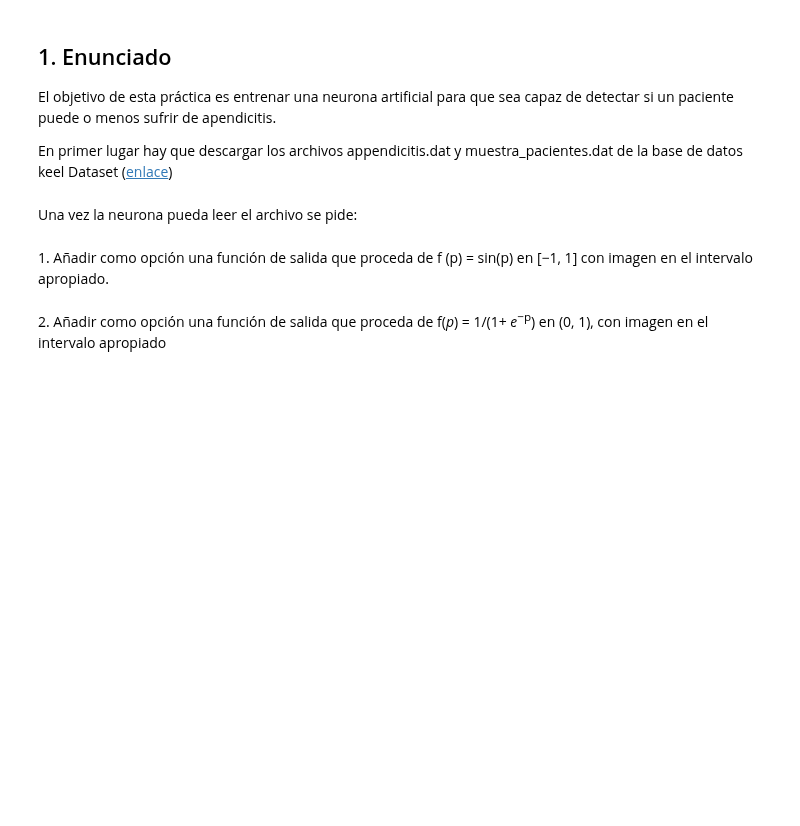
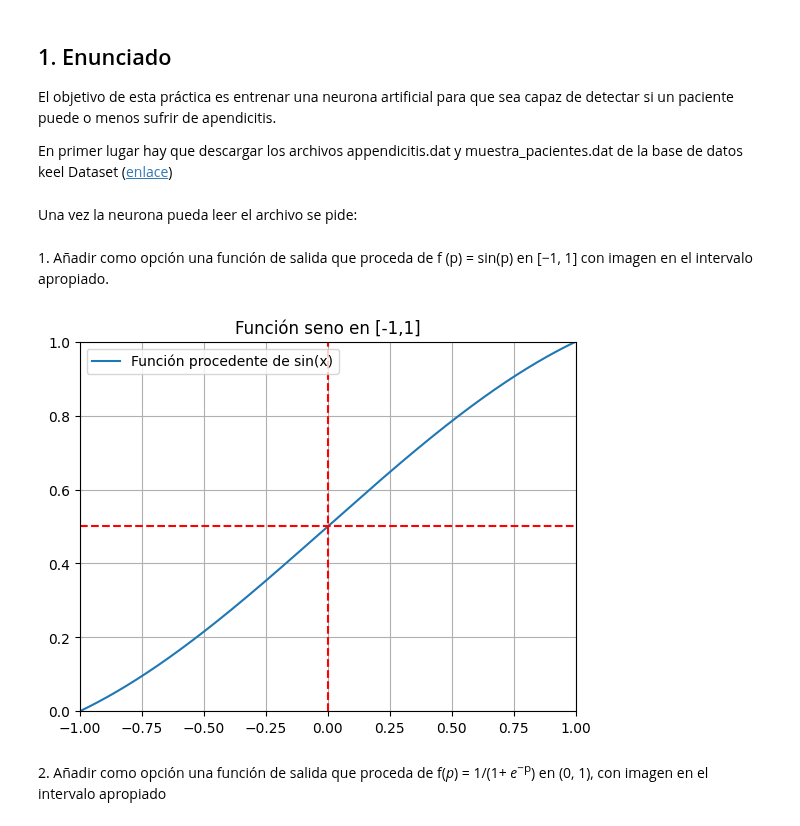
Before and after one commit to Apriea04/ComputacionNeuronalEvolutiva, a Jupyter notebook: Computación Evolutiva/Práctica 0/Pate 2.ipynb, the cells around one changed output. Drawn from its saved outputs; the diff is of its cells as text; code cells hidden in the pictures; blank space fills up the shorter version.

```diff
--- a/Computación Evolutiva/Práctica 0/Pate 2.ipynb
+++ b/Computación Evolutiva/Práctica 0/Pate 2.ipynb
@@ -24,14 +31,34 @@ test_data = data.copy().drop(train_data.index)
 Una vez la neurona pueda leer el archivo se pide:
 # %% [markdown]
 1\. Añadir como opción una función de salida que proceda de f (p) = sin(p) en [−1, 1] con imagen en el intervalo apropiado.
-# %%
-# Función 1
-# TODO: normalizar los valores de entrada y salida para que en el intervalo [-1,1] de x, la imagen esté entre 0 y 1, es decir (f(-1)=0) y (f(1)=1)
-def sin(x):
-    """Calcula el seno de un número x, con imagen entre 0 y 1.
-    Precondiciones: x ∈ [-1,1]"""
-    # Función seno en intervalo [-1,1]
-    return math.sin(x)/2 + 0.5
+# %%
+# Función 1
+def sin(x):
+    """Calcula el seno de un número x, con imagen entre 0 y 1.
+    Precondiciones: x ∈ [-1,1]"""
+    # Normalización de la imagen al intervalo [0,1]
+    return (math.sin(x) - math.sin(-1)) * (1 - 0) / (math.sin(1) - math.sin(-1))
+
+
+# Representamos esta función en el intervalo correspondiente para
+# cerciorarnos de su correcta definición:
+
+x = np.linspace(-1, 1, 1000)
+f_x = [sin(i) for i in x]
+
+plt.plot(x, f_x)
+plt.title("Función seno en [-1,1]")
+plt.axvline(x=0, color="r", linestyle="--")
+plt.axhline(y=0.5, color="r", linestyle="--")
+
+plt.xlim(-1, 1)
+plt.ylim(0, 1)
+
+plt.grid()
+plt.legend(["Función procedente de sin(x)"])
+plt.show()
+# %% [output]
+[figure, added]
 # %% [markdown]
 2\. Añadir como opción una función de salida que proceda de f(_p_) = 1/(1+ _e_<sup>−p</sup>) en (0, 1), con imagen en
 el intervalo apropiado
```
Also changed, not shown: parts of 7 cells of this notebook, 1 other file.
